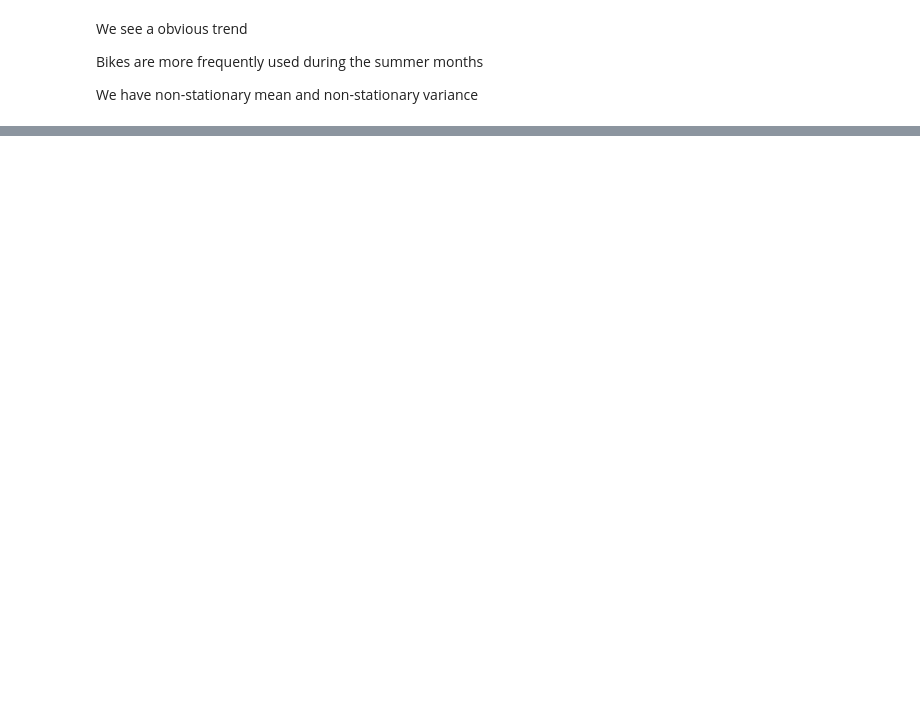
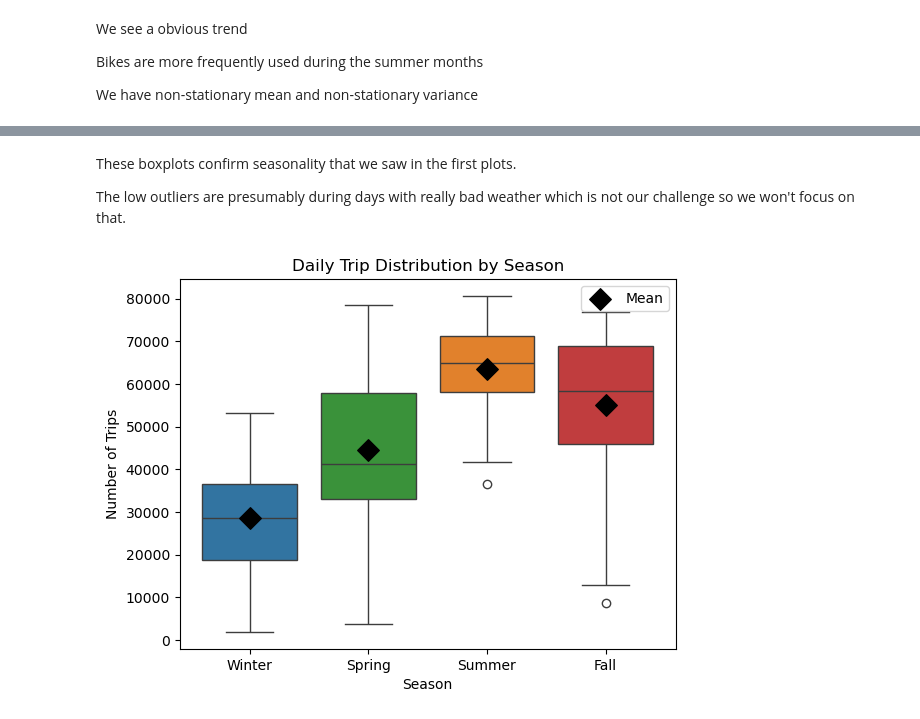
Before and after one commit to bodvarsdottirkristin/ba-group-37, a Jupyter notebook: notebooks/exploratory_challenge.ipynb, the cells around one changed output, grey strips where cells are left out. Cells and saved outputs as stored; diff of their text form; code cells hidden in the pictures; blank space fills up the shorter version.

```diff
--- a/notebooks/exploratory_challenge.ipynb
+++ b/notebooks/exploratory_challenge.ipynb
@@ -95,0 +148,46 @@ We have non-stationary mean and non-stationary variance
+# %% [markdown]
+These boxplots confirm seasonality that we saw in the first plots.
+
+The low outliers are presumably during days with really bad weather which is not our challenge so we won't focus on that.
+# %%
+# now we find the mean of each season
+
+seasonal_means = daily_counts_df.groupby("season")["trips"].mean()
+# Explicit order since in our data the Winter season splits from beginning of the year and the end
+season_order = ["Winter", "Spring", "Summer", "Fall"]
+
+# Let's use boxplot to visualize for the seasons now
+sns.boxplot(
+    data=daily_counts_df,
+    x='season',
+    y='trips',
+    hue='season',
+    palette=season_colors,
+    order=season_order,
+    dodge=False,
+    linewidth=1
+)
+
+# Convert the means to match the order of seasons
+x_positions = range(len(season_order))
+means_in_order = [seasonal_means[s] for s in season_order]
+
+# Overlay the boxplot with the mean values
+plt.scatter(
+    x=x_positions,
+    y=means_in_order,
+    color='black',
+    s=120,
+    marker='D',
+    zorder=10,
+    label="Mean"
+)
+
+plt.xlabel("Season")
+plt.ylabel("Number of Trips")
+plt.title("Daily Trip Distribution by Season")
+
+plt.legend()
+plt.show()
+# %% [output]
+[figure, added]
```
Also changed, not shown: parts of 26 cells of this notebook.
